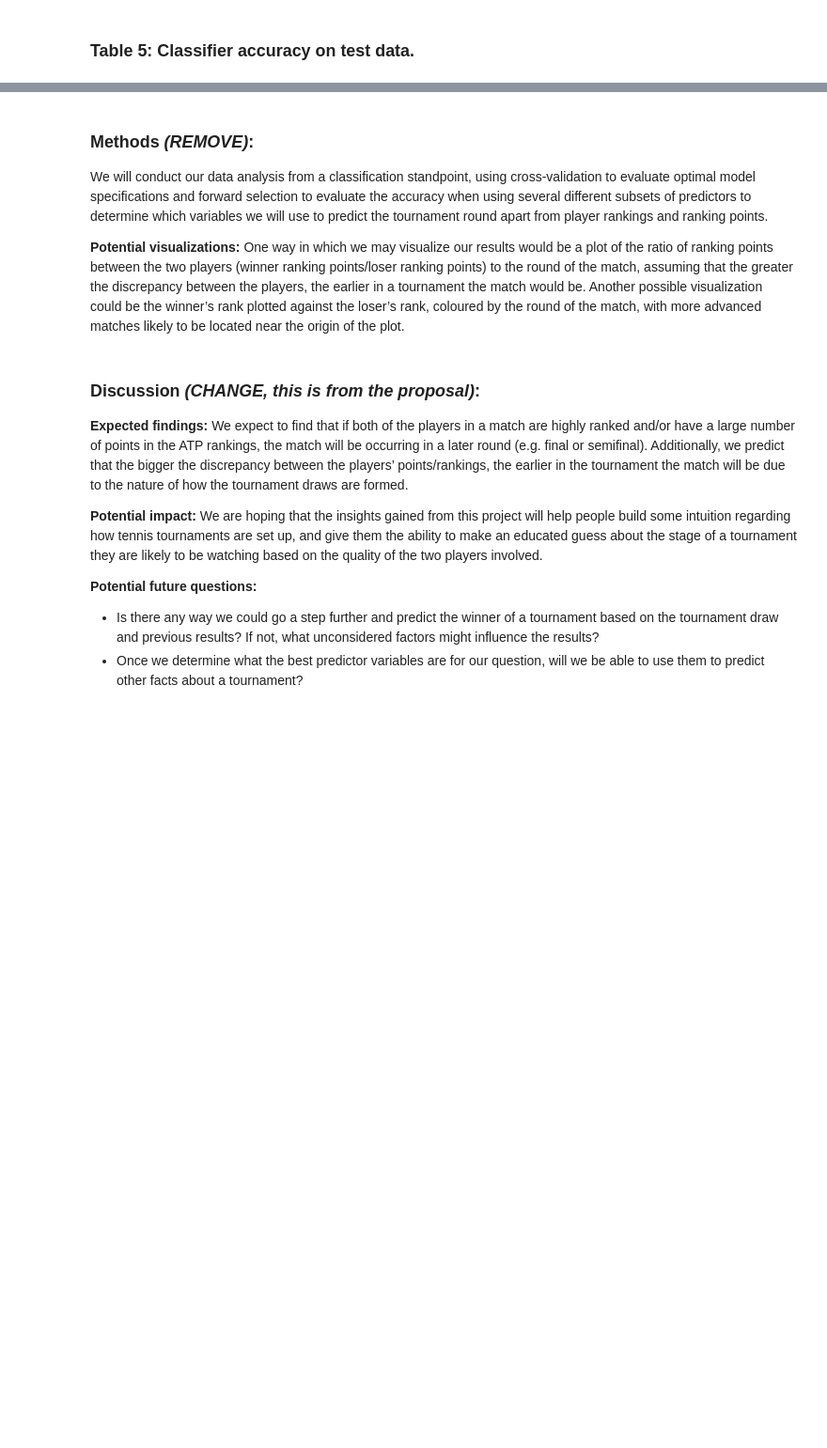
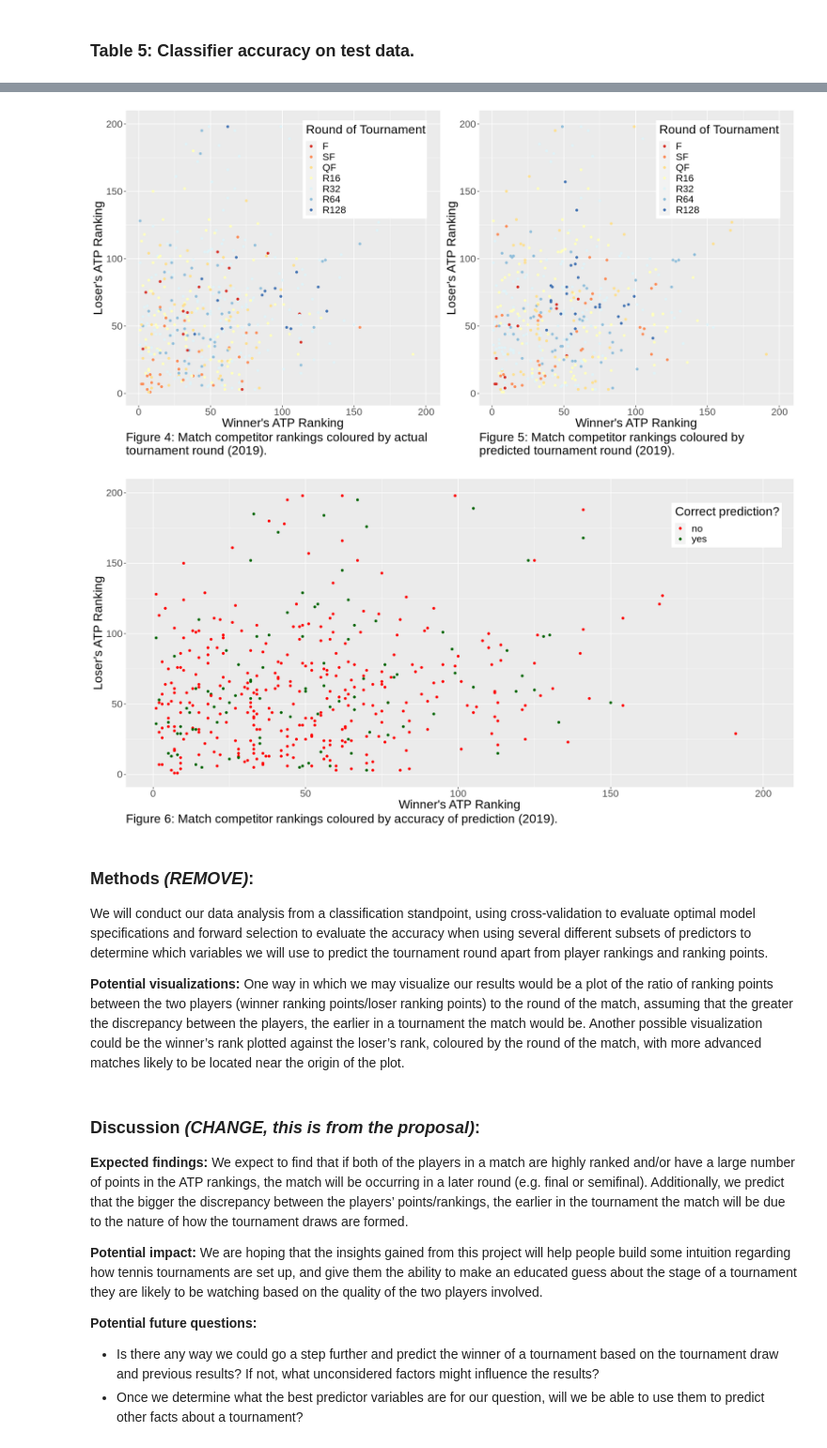
Before and after one commit to ben-westmore/dsci-100-2022w1-group-177, a Jupyter notebook: group177_report.ipynb, the cells around one changed output, grey strips where cells are left out. Shown at 94% size. Saved outputs shown, nothing was run; the diff lists cells and outputs as text; code cells hidden in the pictures; blank space fills up the shorter version.

```diff
--- a/group177_report.ipynb
+++ b/group177_report.ipynb
@@ -387,7 +406,7 @@ rankings_vs_round_plot_tennis_test <- ggplot(best_k_predictions, aes(x = winner_
     labs(x = "Winner's ATP Ranking",
          y = "Loser's ATP Ranking",
          colour = "Round of Tournament",
-         caption = "Figure 4: Match competitor rankings based on actual\ntournament round (2019).") +
+         caption = "Figure 4: Match competitor rankings coloured by actual\ntournament round (2019).") +
     lims(x = c(1, 200), y = c(1, 200)) +
     theme(text = element_text(size = 20),
           plot.caption = element_text(hjust = 0, size = 20),
@@ -399,7 +418,7 @@ rankings_vs_round_plot_pred <- ggplot(best_k_predictions, aes(x = winner_rank, y
     labs(x = "Winner's ATP Ranking",
          y = "Loser's ATP Ranking",
          colour = "Round of Tournament",
-         caption = "Figure 5: Match competitor rankings based on predicted\ntournament round (2019).") +
+         caption = "Figure 5: Match competitor rankings coloured by\npredicted tournament round (2019).") +
     lims(x = c(1, 200), y = c(1, 200)) +
     theme(text = element_text(size = 20),
           plot.caption = element_text(hjust = 0, size = 20),
@@ -413,7 +432,7 @@ rankings_vs_round_plot_accuracy <- ggplot(best_k_predictions, aes(x = winner_ran
     labs(x = "Winner's ATP Ranking",
          y = "Loser's ATP Ranking",
          colour = "Correct prediction?",
-         caption = "Figure 6: Match competitor rankings based on accuracy of prediction (2019).") +
+         caption = "Figure 6: Match competitor rankings coloured by accuracy of prediction (2019).") +
     lims(x = c(1, 200), y = c(1, 200)) +
     theme(text = element_text(size = 20),
           plot.caption = element_text(hjust = 0, size = 20),
@@ -421,3 +440,4 @@ rankings_vs_round_plot_accuracy <- ggplot(best_k_predictions, aes(x = winner_ran
     scale_color_manual(values = c("red", "darkgreen"))
 
 rankings_vs_round_plot_accuracy
+# %% [output]
@@ -424,3 +450,5 @@ rankings_vs_round_plot_accuracy
+[figure, added]
+[figure, added]
 # %% [markdown]
 ### Methods ***(REMOVE)***:
 
```
Also changed, not shown: parts of 6 cells of this notebook.
